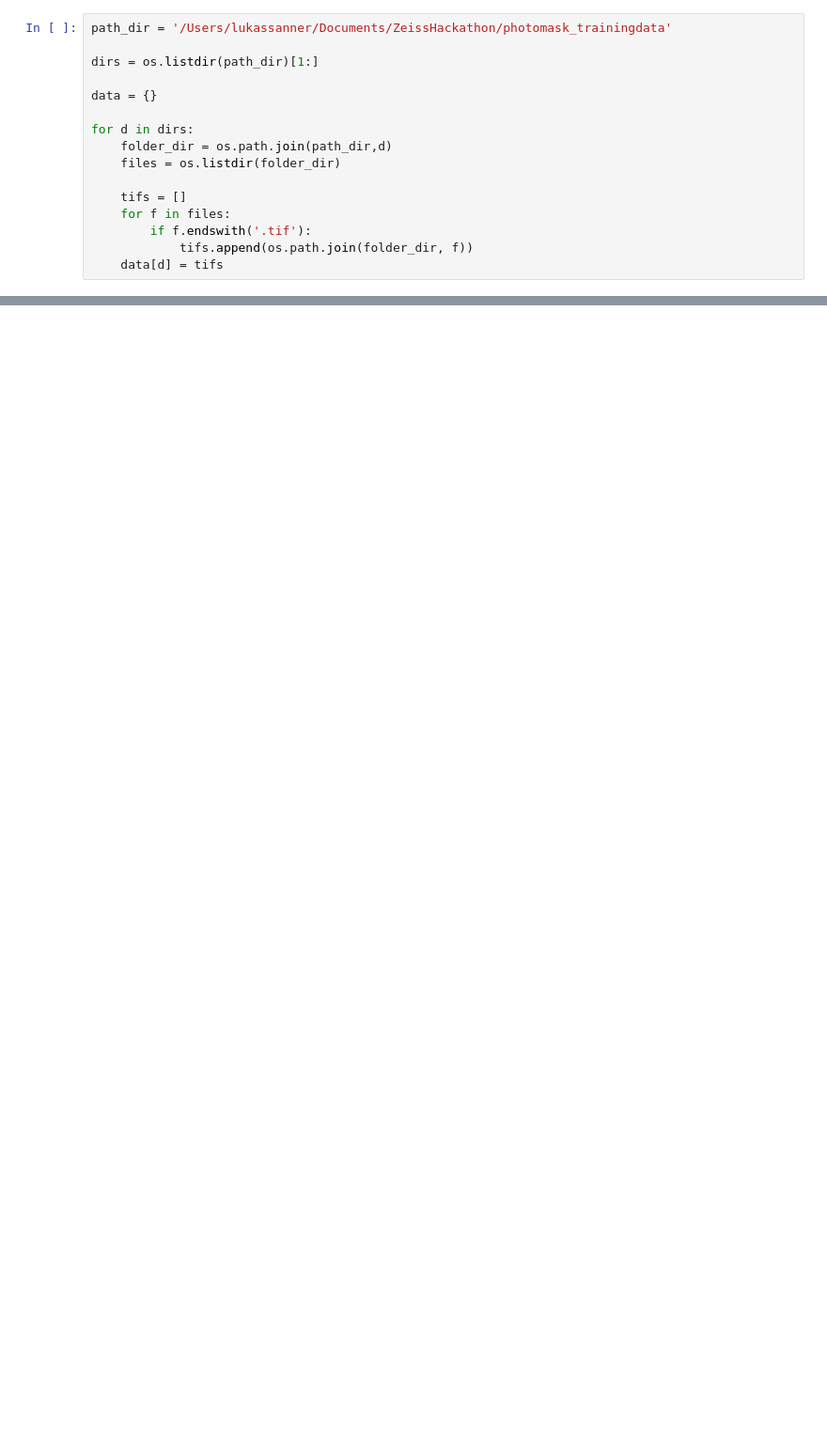
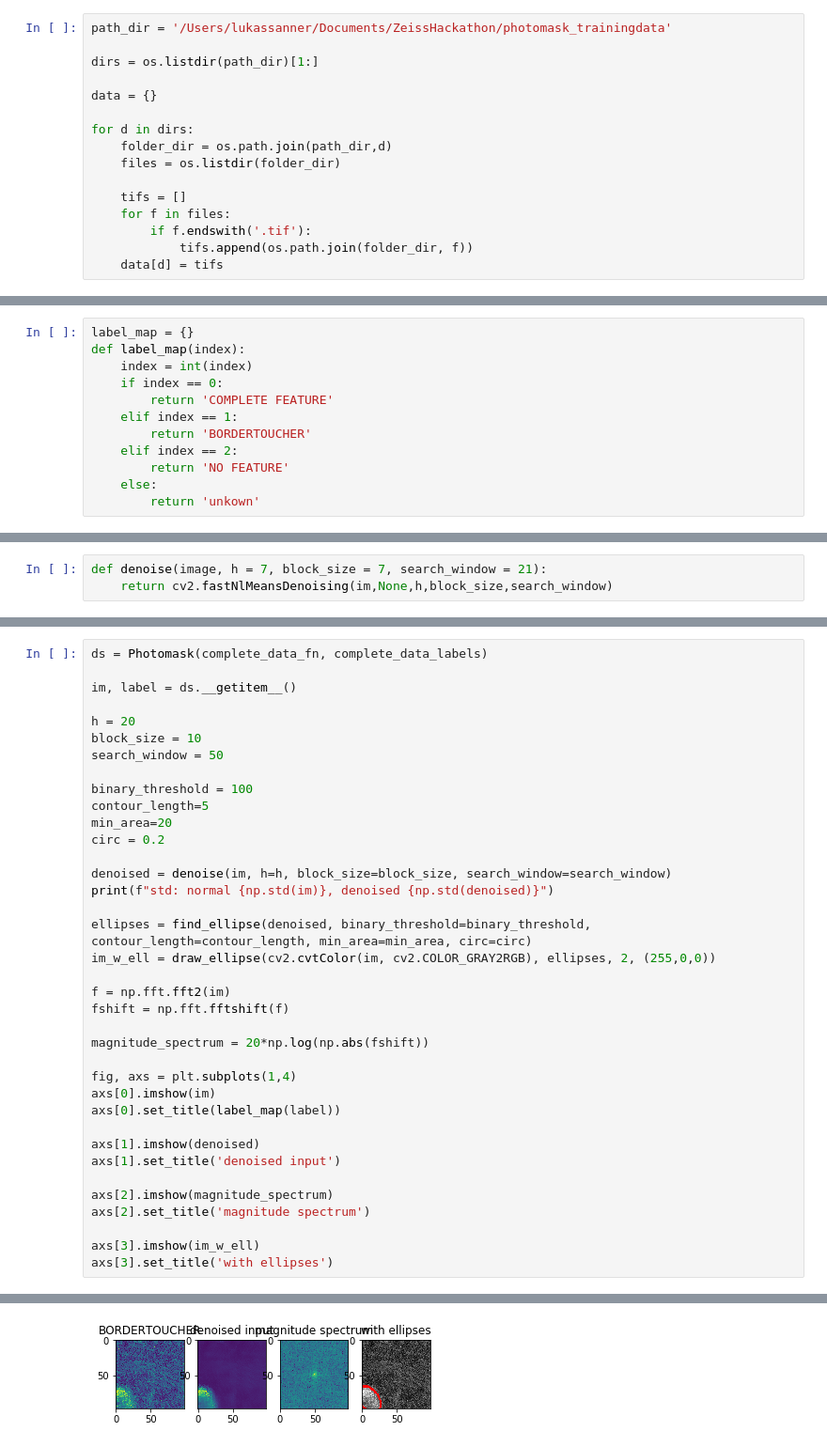
Before and after one commit to MoonVision/zeiss-apollo, a Jupyter notebook: vision/lukas-notebook.ipynb, the cells around one changed output, grey strips where cells are left out. Shown: that part at 94% size. Cells and saved outputs as stored; diff of their text form; blank space fills up the shorter version.

```diff
--- a/vision/lukas-notebook.ipynb
+++ b/vision/lukas-notebook.ipynb
@@ -55,0 +35,12 @@ def draw_contours(img, contours):
+# %%
+label_map = {}
+def label_map(index):
+    index = int(index)
+    if index == 0:
+        return 'COMPLETE FEATURE'
+    elif index == 1:
+        return 'BORDERTOUCHER'
+    elif index == 2:
+        return 'NO FEATURE'
+    else:
+        return 'unkown'
@@ -56 +82,4 @@ def draw_contours(img, contours):
+# %%
+def denoise(image, h = 7, block_size = 7, search_window = 21):
+    return cv2.fastNlMeansDenoising(im,None,h,block_size,search_window)
 # %%
@@ -164,0 +128,38 @@ axs[1].imshow(im_cont, cmap='gray')
+# %%
+ds = Photomask(complete_data_fn, complete_data_labels)
+
+im, label = ds.__getitem__()
+
+h = 20
+block_size = 10
+search_window = 50
+
+binary_threshold = 100
+contour_length=5
+min_area=20
+circ = 0.2
+
+denoised = denoise(im, h=h, block_size=block_size, search_window=search_window)
+print(f"std: normal {np.std(im)}, denoised {np.std(denoised)}")
+
+ellipses = find_ellipse(denoised, binary_threshold=binary_threshold, contour_length=contour_length, min_area=min_area, circ=circ)
+im_w_ell = draw_ellipse(cv2.cvtColor(im, cv2.COLOR_GRAY2RGB), ellipses, 2, (255,0,0))
+
+f = np.fft.fft2(im)
+fshift = np.fft.fftshift(f)
+
+magnitude_spectrum = 20*np.log(np.abs(fshift))
+
+fig, axs = plt.subplots(1,4)
+axs[0].imshow(im)
+axs[0].set_title(label_map(label))
+
+axs[1].imshow(denoised)
+axs[1].set_title('denoised input')
+
+axs[2].imshow(magnitude_spectrum)
+axs[2].set_title('magnitude spectrum')
+
+axs[3].imshow(im_w_ell)
+axs[3].set_title('with ellipses')
+# %% [output]
@@ -164,0 +168 @@ axs[1].imshow(im_cont, cmap='gray')
+[figure, added]
```
Also changed, not shown: parts of 27 cells of this notebook, 2 other files.
